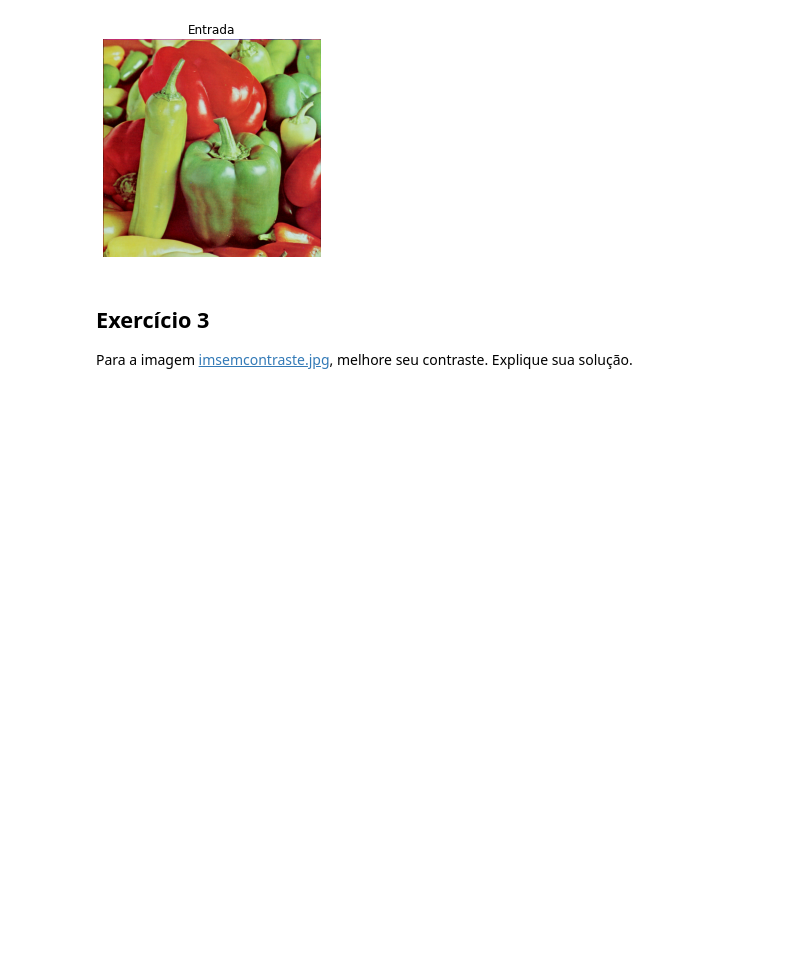
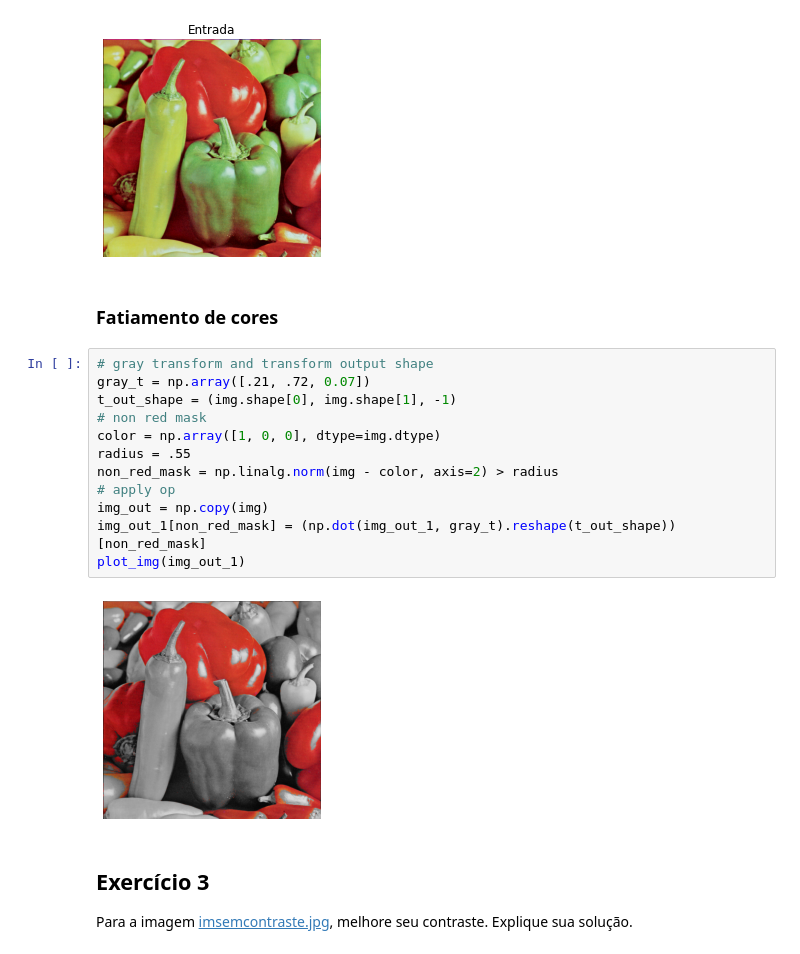
Before and after one commit to gabrielcbenedito/pdi, a Jupyter notebook: lista_2/lista_2.ipynb, the cells around one changed output. Cells and saved outputs as stored; diff of their text form; blank space fills up the shorter version.

```diff
--- a/lista_2/lista_2.ipynb
+++ b/lista_2/lista_2.ipynb
@@ -184,6 +184,22 @@ img = img / 255
 plot_img(img, 'Entrada')
 # %% [output]
 [figure]
+# %% [markdown]
+### Fatiamento de cores
+# %%
+# gray transform and transform output shape
+gray_t = np.array([.21, .72, 0.07])
+t_out_shape = (img.shape[0], img.shape[1], -1)
+# non red mask
+color = np.array([1, 0, 0], dtype=img.dtype)
+radius = .55
+non_red_mask = np.linalg.norm(img - color, axis=2) > radius
+# apply op
+img_out = np.copy(img)
+img_out_1[non_red_mask] = (np.dot(img_out_1, gray_t).reshape(t_out_shape))[non_red_mask]
+plot_img(img_out_1)
+# %% [output]
+[figure, added]
 # %% [markdown]
 ## Exercício 3
 
```
Also changed, not shown: parts of 2 cells of this notebook.
